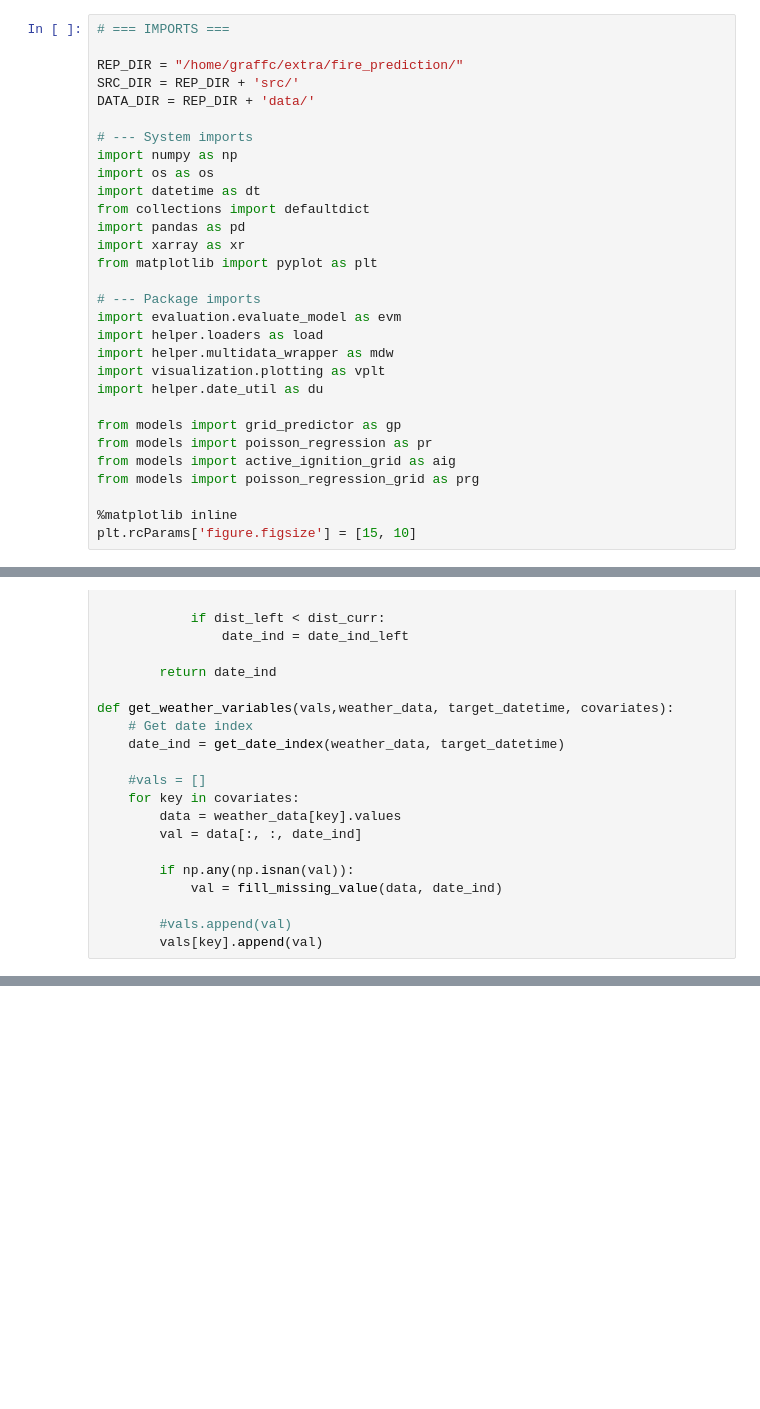
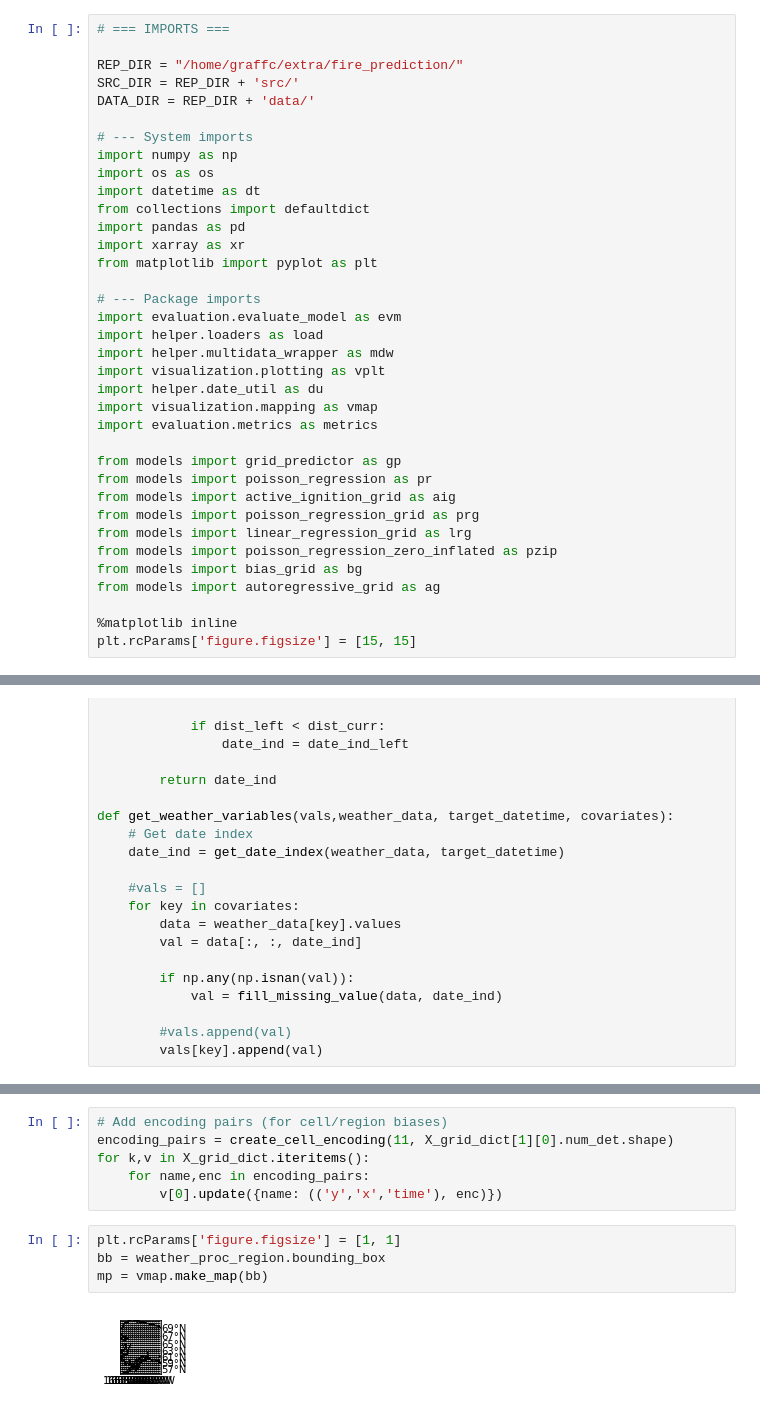
Before and after one commit to UCIDataLab/fire_prediction, a Jupyter notebook: notebooks/exploratory/prediction/grid_model-2.0-cagraff.ipynb, the cells around one changed output, grey strips where cells are left out. Saved outputs shown, nothing was run; the diff lists cells and outputs as text; blank space fills up the shorter version.

```diff
--- a/notebooks/exploratory/prediction/grid_model-2.0-cagraff.ipynb
+++ b/notebooks/exploratory/prediction/grid_model-2.0-cagraff.ipynb
@@ -20,14 +20,20 @@ import helper.loaders as load
 import helper.multidata_wrapper as mdw
 import visualization.plotting as vplt
 import helper.date_util as du
+import visualization.mapping as vmap
+import evaluation.metrics as metrics
 
 from models import grid_predictor as gp
 from models import poisson_regression as pr
 from models import active_ignition_grid as aig
 from models import poisson_regression_grid as prg
+from models import linear_regression_grid as lrg
+from models import poisson_regression_zero_inflated as pzip
+from models import bias_grid as bg
+from models import autoregressive_grid as ag
 
 %matplotlib inline
-plt.rcParams['figure.figsize'] = [15, 10]
+plt.rcParams['figure.figsize'] = [15, 15]
 # %%
 # Days to predict
 T_K_MAX = 5
@@ -265,0 +338,12 @@ vplt.plot_results_grid([(results_no_ig_grid[0], 'Poisson Grid (No Ign.) - In'),
+# %%
+# Add encoding pairs (for cell/region biases)
+encoding_pairs = create_cell_encoding(11, X_grid_dict[1][0].num_det.shape)
+for k,v in X_grid_dict.iteritems():
+    for name,enc in encoding_pairs:
+        v[0].update({name: (('y','x','time'), enc)})
+# %%
+plt.rcParams['figure.figsize'] = [1, 1]
+bb = weather_proc_region.bounding_box
+mp = vmap.make_map(bb)
+# %% [output]
+[figure, added]
```
Also changed, not shown: parts of 92 cells of this notebook, 39 other files.
